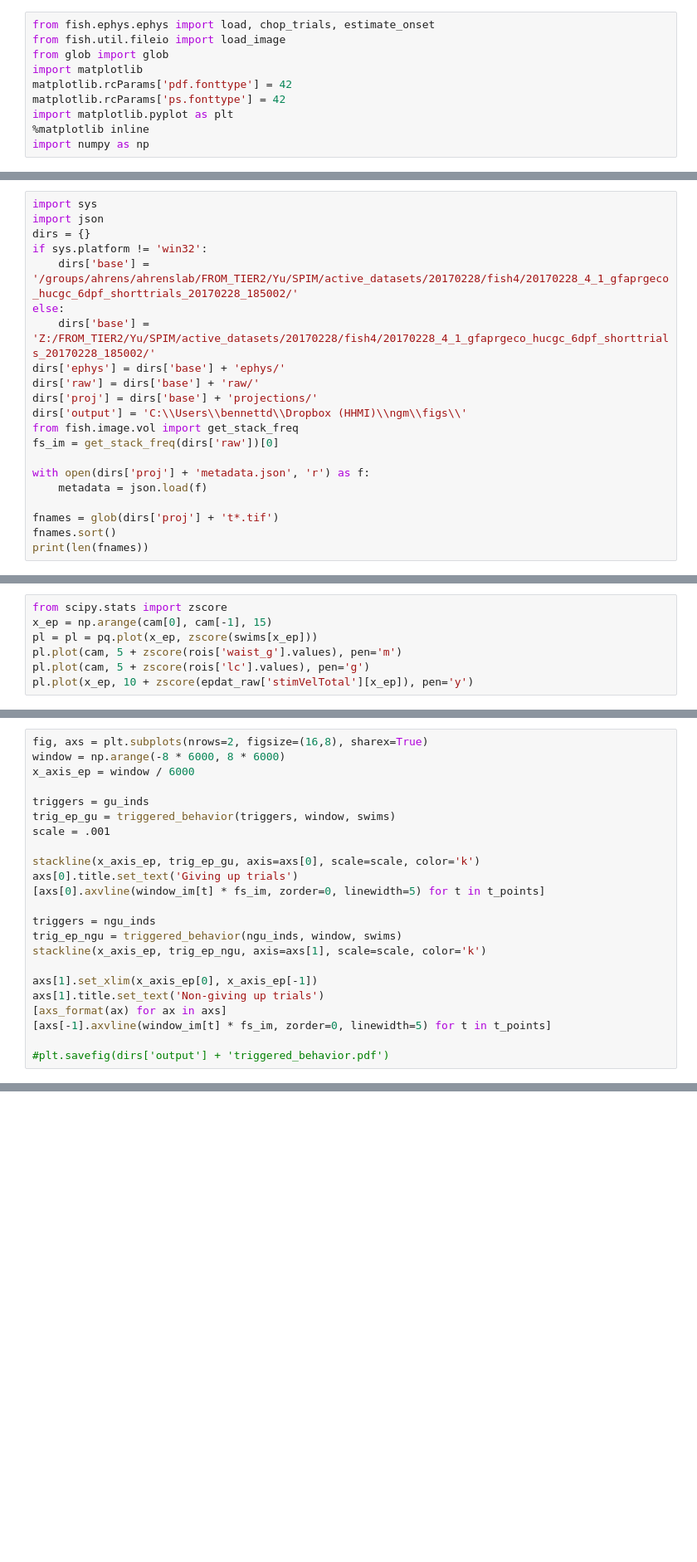
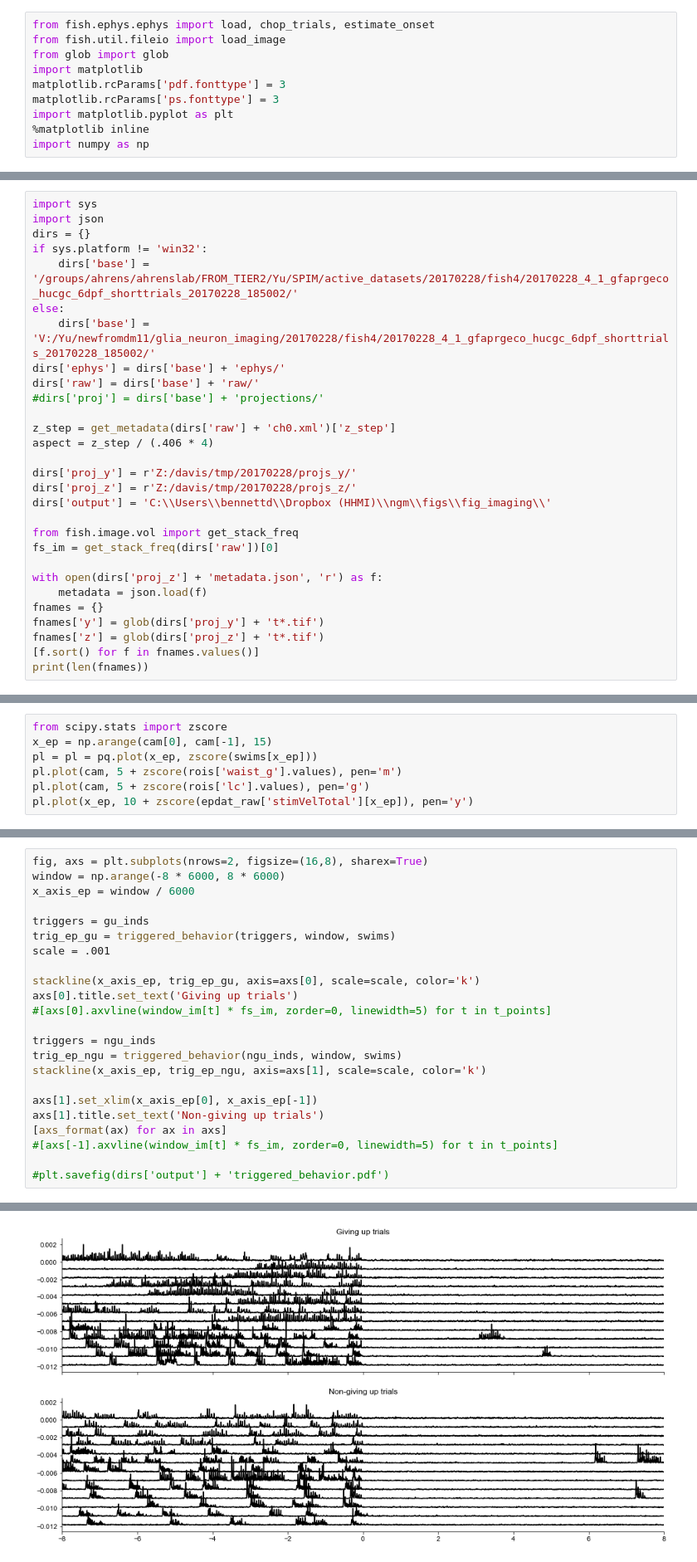
Before and after one commit to Yumuu/ngm, a Jupyter notebook: notebooks/giving-up-triggered averaging.ipynb, the cells around one changed output, grey strips where cells are left out. Shown at 83% size. Saved outputs shown, nothing was run; the diff lists cells and outputs as text; blank space fills up the shorter version.

```diff
--- a/notebooks/giving-up-triggered averaging.ipynb
+++ b/notebooks/giving-up-triggered averaging.ipynb
@@ -3,8 +3,8 @@ from fish.ephys.ephys import load, chop_trials, estimate_onset
 from fish.util.fileio import load_image
 from glob import glob
 import matplotlib
-matplotlib.rcParams['pdf.fonttype'] = 42
-matplotlib.rcParams['ps.fonttype'] = 42
+matplotlib.rcParams['pdf.fonttype'] = 3
+matplotlib.rcParams['ps.fonttype'] = 3
 import matplotlib.pyplot as plt
 %matplotlib inline
 import numpy as np
@@ -93,17 +99,25 @@ dirs = {}
 if sys.platform != 'win32':
     dirs['base'] = '/groups/ahrens/ahrenslab/FROM_TIER2/Yu/SPIM/active_datasets/20170228/fish4/20170228_4_1_gfaprgeco_hucgc_6dpf_shorttrials_20170228_185002/'
 else:
-    dirs['base'] = 'Z:/FROM_TIER2/Yu/SPIM/active_datasets/20170228/fish4/20170228_4_1_gfaprgeco_hucgc_6dpf_shorttrials_20170228_185002/'
+    dirs['base'] = 'V:/Yu/newfromdm11/glia_neuron_imaging/20170228/fish4/20170228_4_1_gfaprgeco_hucgc_6dpf_shorttrials_20170228_185002/'
 dirs['ephys'] = dirs['base'] + 'ephys/'
 dirs['raw'] = dirs['base'] + 'raw/'
-dirs['proj'] = dirs['base'] + 'projections/'
-dirs['output'] = 'C:\\Users\\bennettd\\Dropbox (HHMI)\\ngm\\figs\\'
+#dirs['proj'] = dirs['base'] + 'projections/'
+
+z_step = get_metadata(dirs['raw'] + 'ch0.xml')['z_step']
+aspect = z_step / (.406 * 4)
+
+dirs['proj_y'] = r'Z:/davis/tmp/20170228/projs_y/'
+dirs['proj_z'] = r'Z:/davis/tmp/20170228/projs_z/'
+dirs['output'] = 'C:\\Users\\bennettd\\Dropbox (HHMI)\\ngm\\figs\\fig_imaging\\'
+
 from fish.image.vol import get_stack_freq
 fs_im = get_stack_freq(dirs['raw'])[0]
 
-with open(dirs['proj'] + 'metadata.json', 'r') as f:
+with open(dirs['proj_z'] + 'metadata.json', 'r') as f:
     metadata = json.load(f)
-
-fnames = glob(dirs['proj'] + 't*.tif')
-fnames.sort()
+fnames = {}
+fnames['y'] = glob(dirs['proj_y'] + 't*.tif')
+fnames['z'] = glob(dirs['proj_z'] + 't*.tif')
+[f.sort() for f in fnames.values()]
 print(len(fnames))
@@ -182,7 +203,7 @@ scale = .001
 
 stackline(x_axis_ep, trig_ep_gu, axis=axs[0], scale=scale, color='k')
 axs[0].title.set_text('Giving up trials')
-[axs[0].axvline(window_im[t] * fs_im, zorder=0, linewidth=5) for t in t_points]
+#[axs[0].axvline(window_im[t] * fs_im, zorder=0, linewidth=5) for t in t_points]
 
 triggers = ngu_inds
 trig_ep_ngu = triggered_behavior(ngu_inds, window, swims)
@@ -191,6 +212,7 @@ stackline(x_axis_ep, trig_ep_ngu, axis=axs[1], scale=scale, color='k')
 axs[1].set_xlim(x_axis_ep[0], x_axis_ep[-1])
 axs[1].title.set_text('Non-giving up trials')
 [axs_format(ax) for ax in axs]
-[axs[-1].axvline(window_im[t] * fs_im, zorder=0, linewidth=5) for t in t_points]
+#[axs[-1].axvline(window_im[t] * fs_im, zorder=0, linewidth=5) for t in t_points]
 
 #plt.savefig(dirs['output'] + 'triggered_behavior.pdf')
+# %% [output]
@@ -197 +220,2 @@ axs[1].title.set_text('Non-giving up trials')
+[figure, added]
 # %%
```
Also changed, not shown: parts of 13 cells of this notebook.
